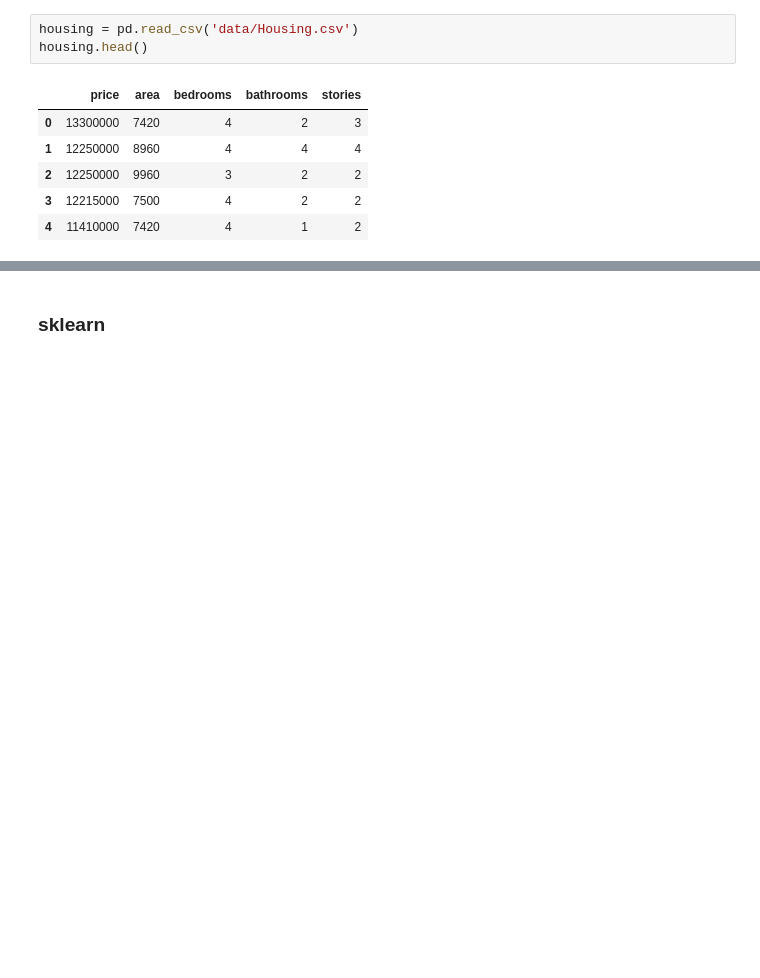
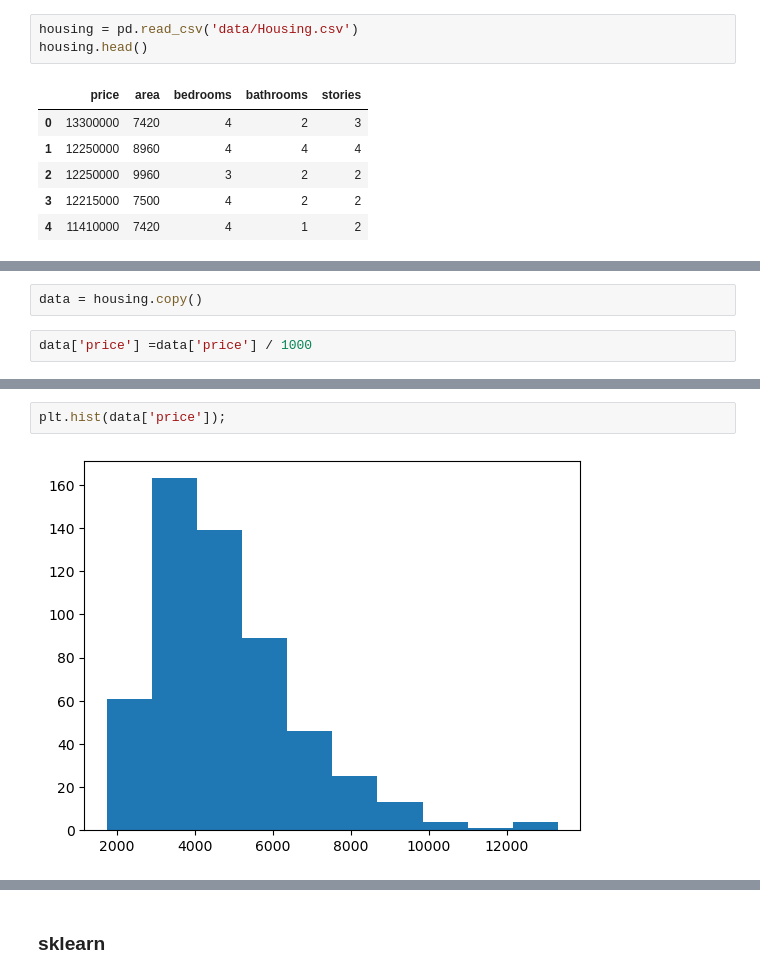
Before and after one commit to mjmacarty/OIM7502_SP24, a Jupyter notebook: 05-linear_regression.ipynb, the cells around one changed output, grey strips where cells are left out. Drawn from its saved outputs; the diff is of its cells as text; blank space fills up the shorter version.

```diff
--- a/05-linear_regression.ipynb
+++ b/05-linear_regression.ipynb
@@ -19,0 +53,4 @@ housing.head()
+# %%
+data = housing.copy()
+# %%
+data['price'] =data['price'] / 1000
@@ -19,0 +81,4 @@ housing.head()
+# %%
+plt.hist(data['price']);
+# %% [output]
+[figure, added]
```
Also changed, not shown: parts of 37 cells of this notebook, 1 other file.
